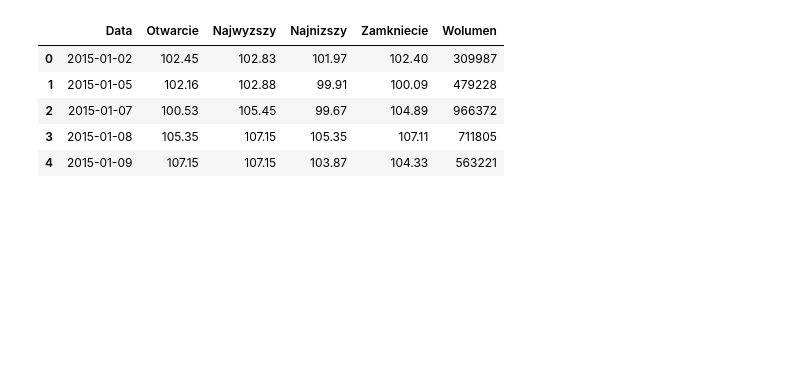
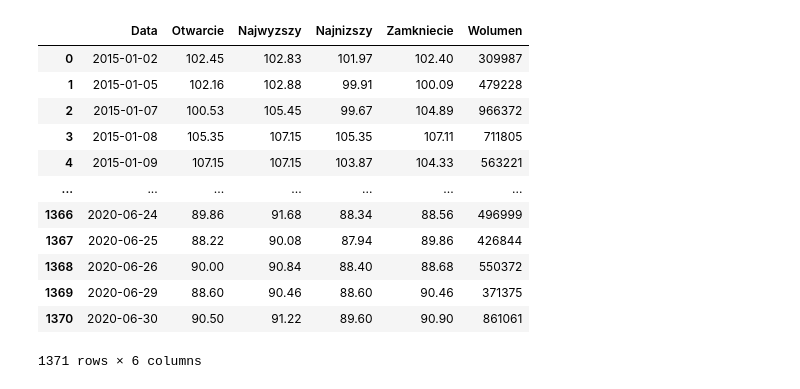
Before and after one commit to elzbietapiechota/plotly-stock-prices, a Jupyter notebook: stock-prices.ipynb, the cells around one changed output. Saved outputs shown, nothing was run; the diff lists cells and outputs as text; code cells hidden in the pictures; blank space fills up the shorter version.

Commit message:
Change table

```diff
--- a/stock-prices.ipynb
+++ b/stock-prices.ipynb
@@ -15,10 +22,17 @@ copper.head()
 # %%
 kghm = pd.read_csv('kgh_d.csv')
-kghm.head()
+kghm
 # %% [output]
 |  | Data | Otwarcie | Najwyzszy | Najnizszy | Zamkniecie | Wolumen |
 | 0 | 2015-01-02 | 102.45 | 102.83 | 101.97 | 102.40 | 309987 |
 | 1 | 2015-01-05 | 102.16 | 102.88 | 99.91 | 100.09 | 479228 |
 | 2 | 2015-01-07 | 100.53 | 105.45 | 99.67 | 104.89 | 966372 |
 | 3 | 2015-01-08 | 105.35 | 107.15 | 105.35 | 107.11 | 711805 |
 | 4 | 2015-01-09 | 107.15 | 107.15 | 103.87 | 104.33 | 563221 |
+| ... | ... | ... | ... | ... | ... | ... |
+| 1366 | 2020-06-24 | 89.86 | 91.68 | 88.34 | 88.56 | 496999 |
+| 1367 | 2020-06-25 | 88.22 | 90.08 | 87.94 | 89.86 | 426844 |
+| 1368 | 2020-06-26 | 90.00 | 90.84 | 88.40 | 88.68 | 550372 |
+| 1369 | 2020-06-29 | 88.60 | 90.46 | 88.60 | 90.46 | 371375 |
+| 1370 | 2020-06-30 | 90.50 | 91.22 | 89.60 | 90.90 | 861061 |
+1371 rows × 6 columns
```
Also changed, not shown: parts of 4 cells of this notebook.
